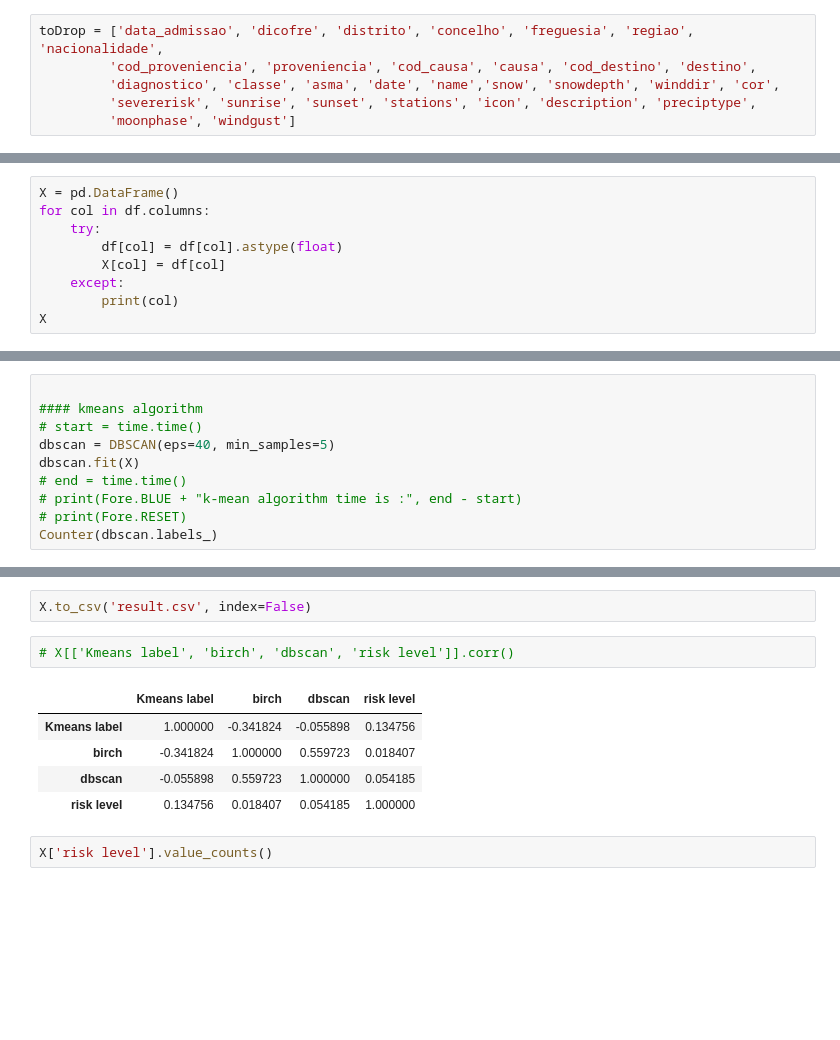
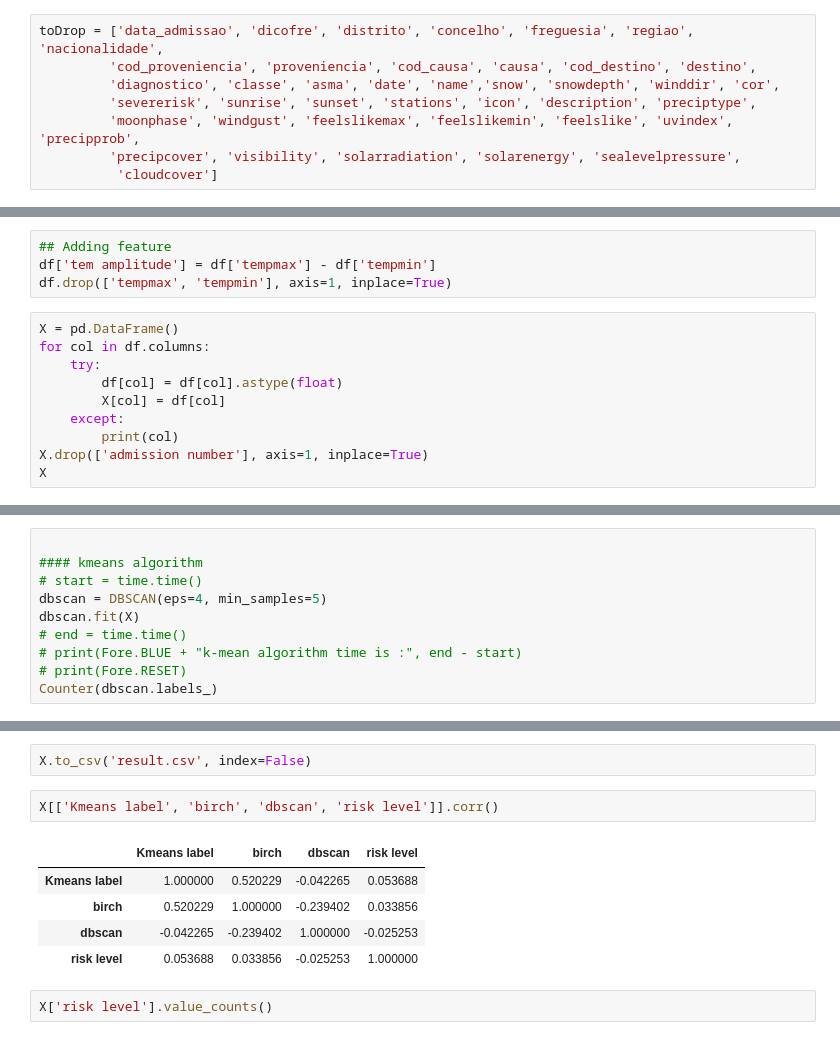
Before and after one commit to Zabyaaboaljadayel/Asthma_Alert, a Jupyter notebook: clusterinfg.ipynb, the cells around one changed output, grey strips where cells are left out. Drawn from its saved outputs; the diff is of its cells as text; blank space fills up the shorter version.

```diff
--- a/clusterinfg.ipynb
+++ b/clusterinfg.ipynb
@@ -73,7 +73,9 @@ toDrop = ['data_admissao', 'dicofre', 'distrito', 'concelho', 'freguesia', 'regi
          'cod_proveniencia', 'proveniencia', 'cod_causa', 'causa', 'cod_destino', 'destino',
          'diagnostico', 'classe', 'asma', 'date', 'name','snow', 'snowdepth', 'winddir', 'cor',
          'severerisk', 'sunrise', 'sunset', 'stations', 'icon', 'description', 'preciptype',
-         'moonphase', 'windgust']
+         'moonphase', 'windgust', 'feelslikemax', 'feelslikemin', 'feelslike', 'uvindex', 'precipprob',
+         'precipcover', 'visibility', 'solarradiation', 'solarenergy', 'sealevelpressure',
+          'cloudcover']
 # %%
 for col in df:
     if col  in toDrop:
@@ -130,6 +132,10 @@ df['pollen_intensity'].value_counts()
 3     28
 2     21
 Name: pollen_intensity, dtype: int64
+# %%
+## Adding feature
+df['tem amplitude'] = df['tempmax'] - df['tempmin']
+df.drop(['tempmax', 'tempmin'], axis=1, inplace=True)
 # %%
 X = pd.DataFrame()
 for col in df.columns:
@@ -138,6 +144,7 @@ for col in df.columns:
         X[col] = df[col]
     except:
         print(col)
+X.drop(['admission number'], axis=1, inplace=True)
 X
 # %% [output]
 datetime
@@ -257,7 +278,7 @@ ax.scatter(X_PCA[:, 0], X_PCA[:, 1], c=colors[birch.labels_], marker='*')
 
 #### kmeans algorithm
 # start = time.time()
-dbscan = DBSCAN(eps=40, min_samples=5)
+dbscan = DBSCAN(eps=4, min_samples=5)
 dbscan.fit(X)
 # end = time.time()
 # print(Fore.BLUE + "k-mean algorithm time is :", end - start)
@@ -297,13 +318,13 @@ X
 # %%
 X.to_csv('result.csv', index=False)
 # %%
-# X[['Kmeans label', 'birch', 'dbscan', 'risk level']].corr()
+X[['Kmeans label', 'birch', 'dbscan', 'risk level']].corr()
 # %% [output]
 |  | Kmeans label | birch | dbscan | risk level |
-| Kmeans label | 1.000000 | -0.341824 | -0.055898 | 0.134756 |
-| birch | -0.341824 | 1.000000 | 0.559723 | 0.018407 |
-| dbscan | -0.055898 | 0.559723 | 1.000000 | 0.054185 |
-| risk level | 0.134756 | 0.018407 | 0.054185 | 1.000000 |
+| Kmeans label | 1.000000 | 0.520229 | -0.042265 | 0.053688 |
+| birch | 0.520229 | 1.000000 | -0.239402 | 0.033856 |
+| dbscan | -0.042265 | -0.239402 | 1.000000 | -0.025253 |
+| risk level | 0.053688 | 0.033856 | -0.025253 | 1.000000 |
 # %%
 X['risk level'].value_counts()
 # %% [output]
```
Also changed, not shown: parts of 20 cells of this notebook, 1 other file.
